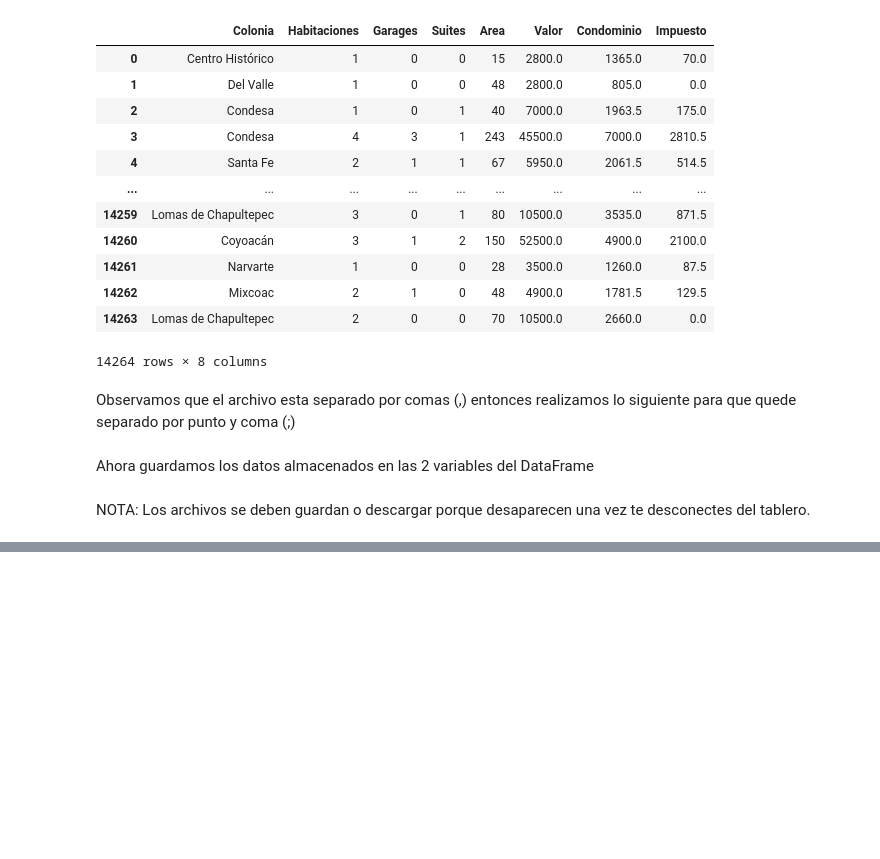
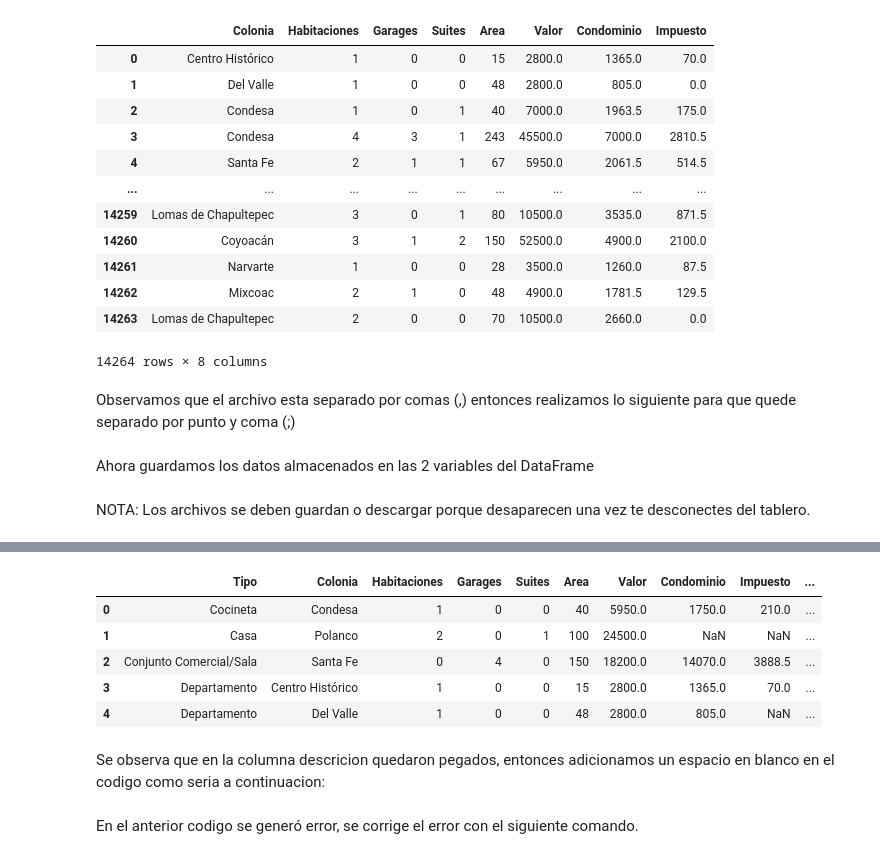
Before and after one commit to Eliecer91/Eliecer91.github.io, a Jupyter notebook: inmuebles_cdmx.ipynb, the cells around one changed output, grey strips where cells are left out. Saved outputs shown, nothing was run; the diff lists cells and outputs as text; code cells hidden in the pictures; blank space fills up the shorter version.

```diff
--- a/inmuebles_cdmx.ipynb
+++ b/inmuebles_cdmx.ipynb
@@ -713,0 +753,13 @@ NOTA: Los archivos se deben guardan o descargar porque desaparecen una vez te de
+# %%
+datos['Descripcion'] = datos['Tipo'] + datos['Colonia']
+# %%
+datos.head()
+# %% [output]
+|  | Tipo | Colonia | Habitaciones | Garages | Suites | Area | Valor | Condominio | Impuesto | ... |
+| 0 | Cocineta | Condesa | 1 | 0 | 0 | 40 | 5950.0 | 1750.0 | 210.0 | ... |
+| 1 | Casa | Polanco | 2 | 0 | 1 | 100 | 24500.0 | NaN | NaN | ... |
+| 2 | Conjunto Comercial/Sala | Santa Fe | 0 | 4 | 0 | 150 | 18200.0 | 14070.0 | 3888.5 | ... |
+| 3 | Departamento | Centro Histórico | 1 | 0 | 0 | 15 | 2800.0 | 1365.0 | 70.0 | ... |
+| 4 | Departamento | Del Valle | 1 | 0 | 0 | 48 | 2800.0 | 805.0 | NaN | ... |
+# %% [markdown]
+Se observa que en la columna descricion quedaron pegados, entonces adicionamos un espacio en blanco en el codigo como seria a continuacion:
@@ -713,0 +770,2 @@ NOTA: Los archivos se deben guardan o descargar porque desaparecen una vez te de
+# %% [markdown]
+En el anterior codigo se generó error, se corrige el error con el siguiente comando.
```
Also changed, not shown: parts of 23 cells of this notebook.
